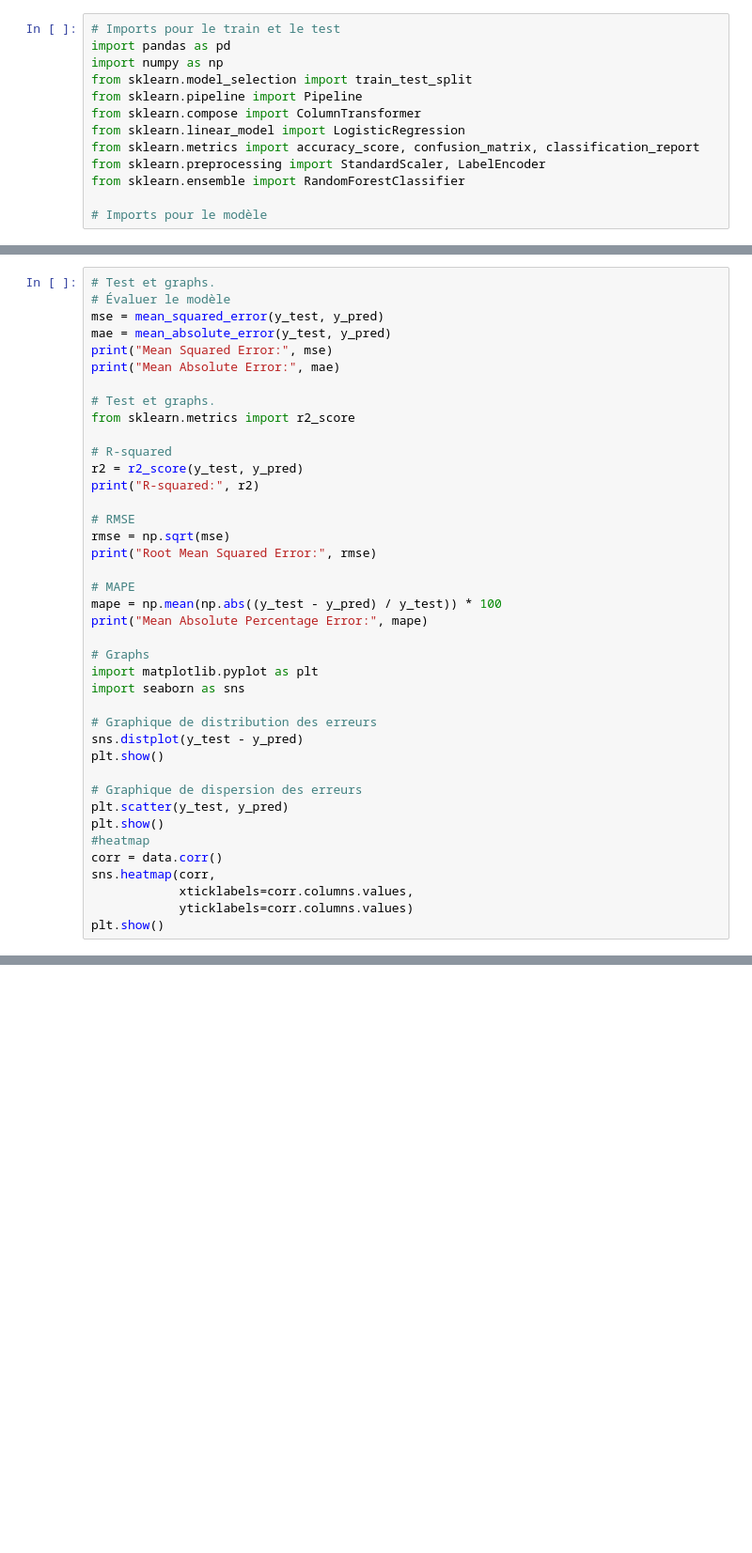
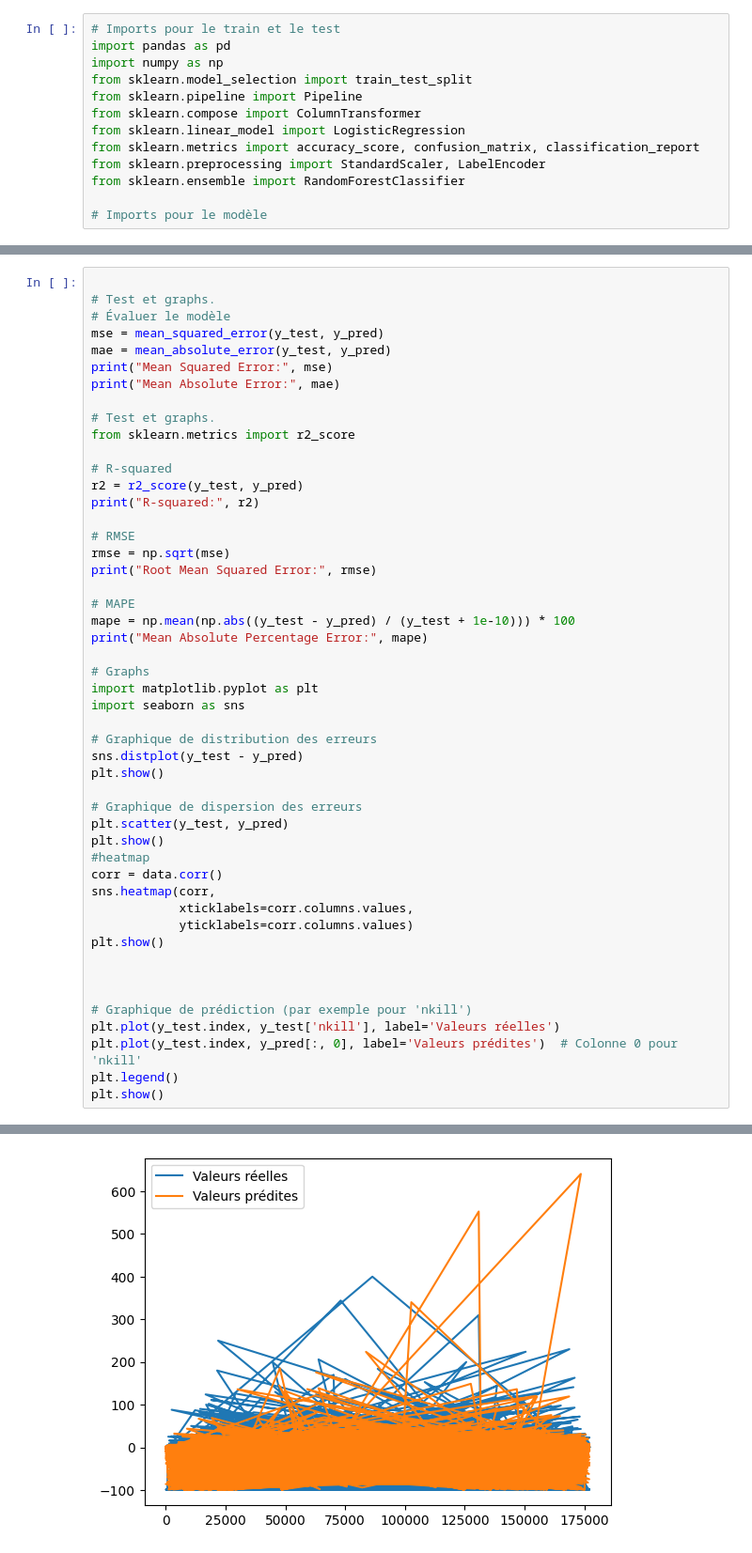
Before and after one commit to ThomasAlvarezRodriguez/AIC, a Jupyter notebook: AIC_IA_Thomas.ipynb, the cells around one changed output, grey strips where cells are left out. Shown at 94% size. Drawn from its saved outputs; the diff is of its cells as text; blank space fills up the shorter version.

```diff
--- a/AIC_IA_Thomas.ipynb
+++ b/AIC_IA_Thomas.ipynb
@@ -80,4 +72,5 @@ dtype: float64
 # %%
+
 # Test et graphs.
 # Évaluer le modèle
 mse = mean_squared_error(y_test, y_pred)
@@ -97,7 +90,7 @@ rmse = np.sqrt(mse)
 print("Root Mean Squared Error:", rmse)
 
 # MAPE
-mape = np.mean(np.abs((y_test - y_pred) / y_test)) * 100
+mape = np.mean(np.abs((y_test - y_pred) / (y_test + 1e-10))) * 100
 print("Mean Absolute Percentage Error:", mape)
 
 # Graphs
@@ -117,6 +110,14 @@ sns.heatmap(corr,
             xticklabels=corr.columns.values,
             yticklabels=corr.columns.values)
 plt.show()
+
+
+
+# Graphique de prédiction (par exemple pour 'nkill')
+plt.plot(y_test.index, y_test['nkill'], label='Valeurs réelles')
+plt.plot(y_test.index, y_pred[:, 0], label='Valeurs prédites')  # Colonne 0 pour 'nkill'
+plt.legend()
+plt.show()
 # %% [output]
 Mean Squared Error: 1177.6357235207927
 Mean Absolute Error: 9.743917190535296
@@ -127,13 +128,14 @@ nwound    inf
 dtype: float64
 `distplot` is a deprecated function and will be removed in seaborn v0.14.0.
 
 Please adapt your code to use either `displot` (a figure-level function with
 similar flexibility) or `histplot` (an axes-level function for histograms).
 
 For a guide to updating your code to use the new functions, please see
 https://gist.github.com/mwaskom/de44147ed2974457ad6372750bbe5751
 
   sns.distplot(y_test - y_pred)
 [figure]
 [figure]
 [figure]
+[figure, added]
```
Also changed, not shown: parts of 2 cells of this notebook.
